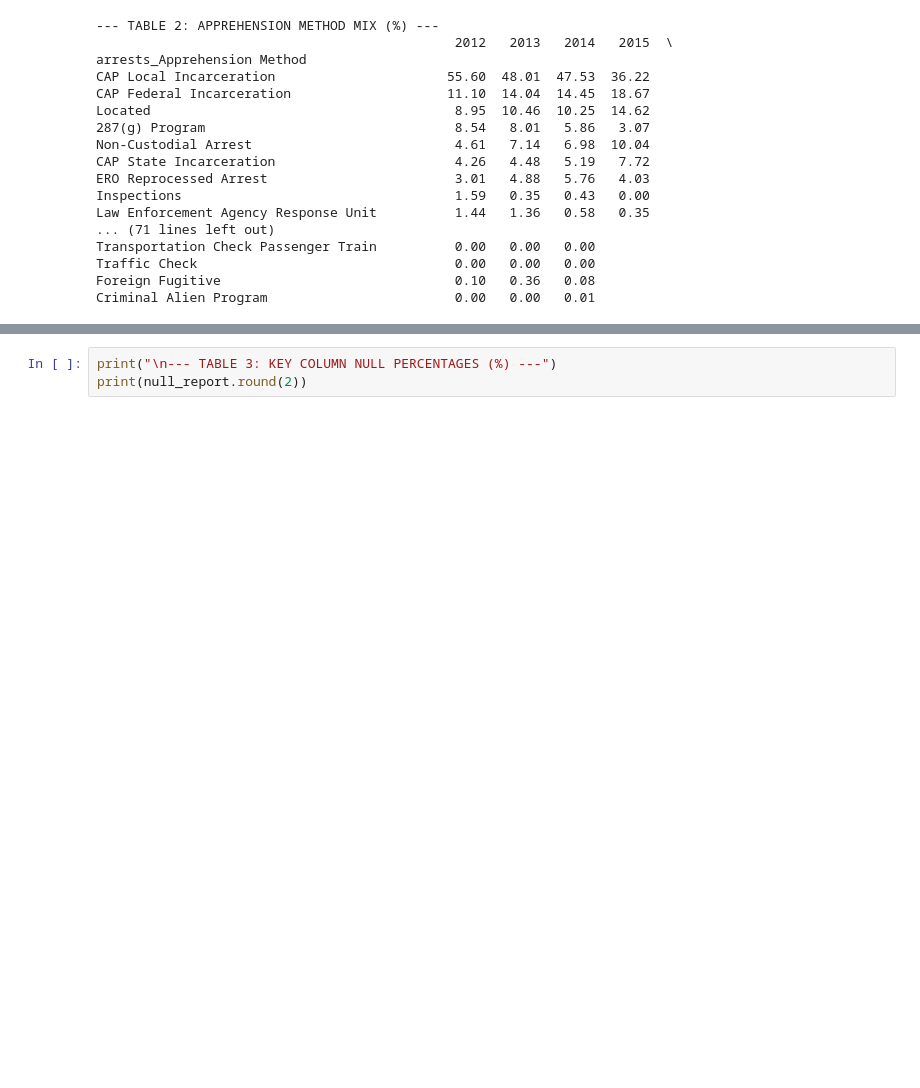
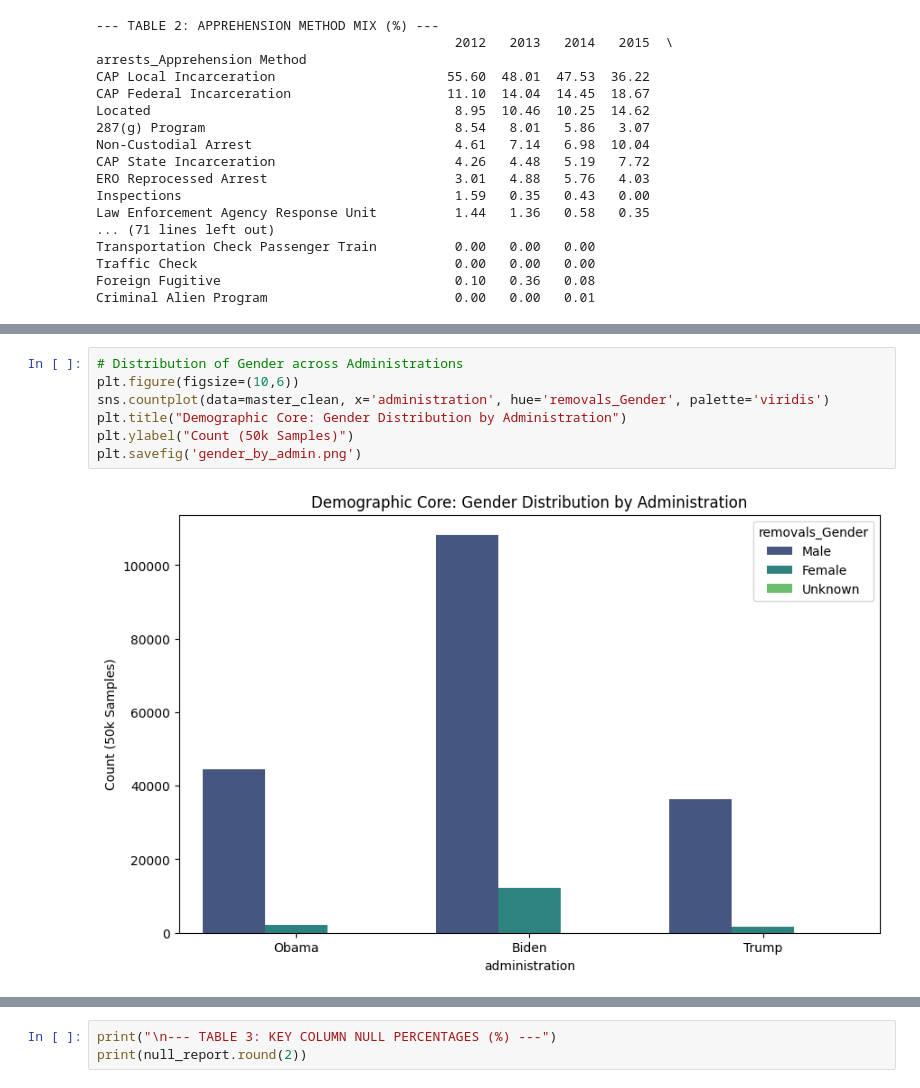
Before and after one commit to emilynnguyen1/ICE-Outcomes, a Jupyter notebook: notebooks/Cleaning-Data.ipynb, the cells around one changed output, grey strips where cells are left out. Drawn from its saved outputs; the diff is of its cells as text; blank space fills up the shorter version.

```diff
--- a/notebooks/Cleaning-Data.ipynb
+++ b/notebooks/Cleaning-Data.ipynb
@@ -678,0 +711,9 @@ Criminal Alien Program                        0.00   0.00   0.01
+# %%
+# Distribution of Gender across Administrations
+plt.figure(figsize=(10,6))
+sns.countplot(data=master_clean, x='administration', hue='removals_Gender', palette='viridis')
+plt.title("Demographic Core: Gender Distribution by Administration")
+plt.ylabel("Count (50k Samples)")
+plt.savefig('gender_by_admin.png')
+# %% [output]
+[figure, added]
```
Also changed, not shown: parts of 5 cells of this notebook.
